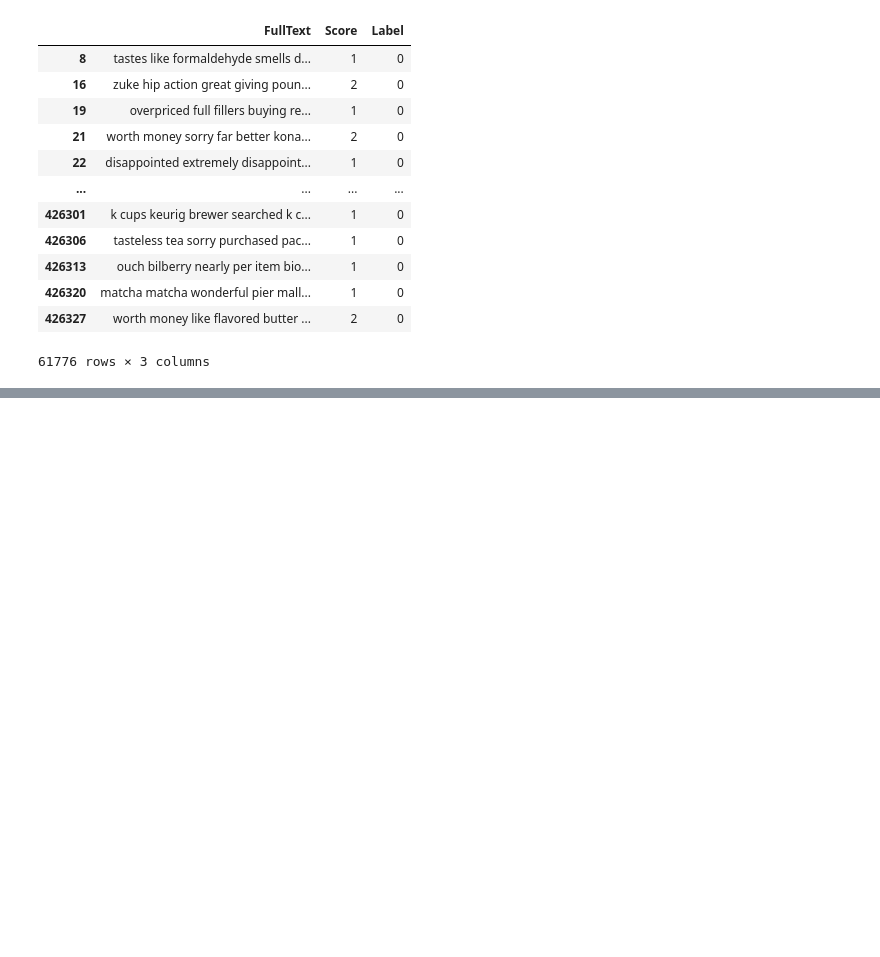
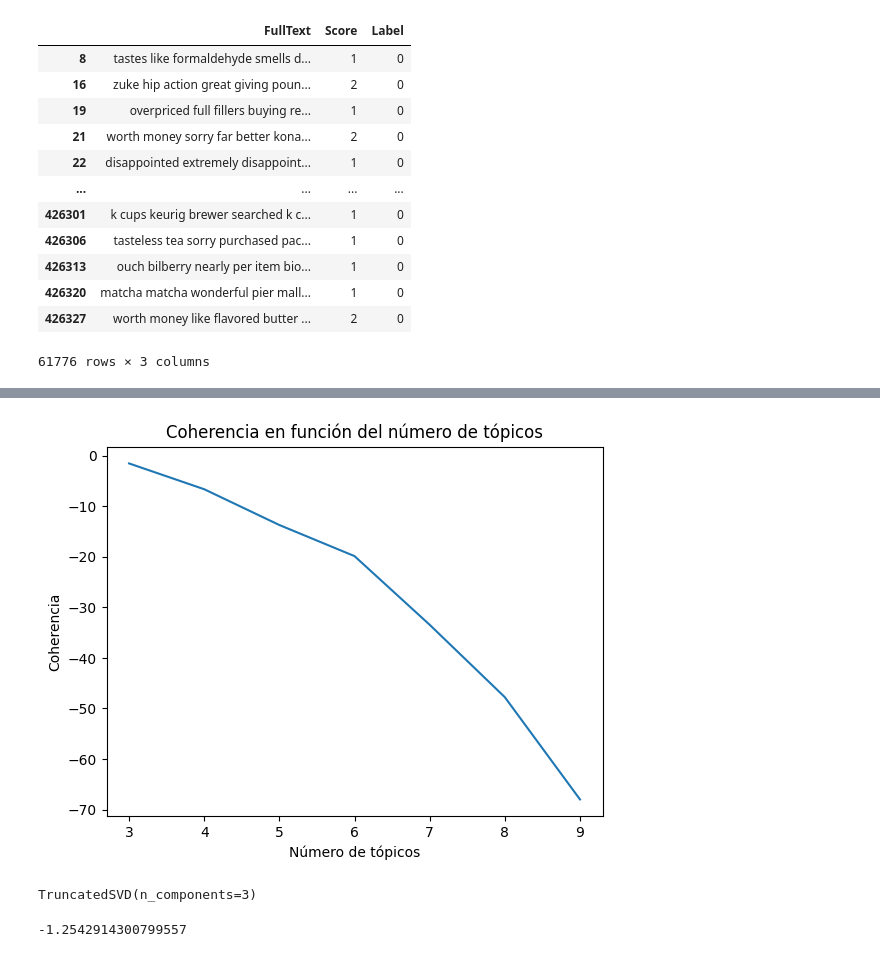
Before and after one commit to jmartingv/nlp-clasifier, a Jupyter notebook: notebook.ipynb, the cells around one changed output, grey strips where cells are left out. Cells and saved outputs as stored; diff of their text form; code cells hidden in the pictures; blank space fills up the shorter version.

```diff
--- a/notebook.ipynb
+++ b/notebook.ipynb
@@ -440,0 +496,54 @@ Topic 4
+# %%
+def get_umass_score(dt_matrix, i, j):
+    zo_matrix = (dt_matrix > 0).astype(int)
+    col_i, col_j = zo_matrix[:, i], zo_matrix[:, j]
+    col_ij = col_i + col_j
+    col_ij = (col_ij == 2).astype(int)
+    Di, Dij = col_i.sum(), col_ij.sum()
+    return math.log((Dij + 1) / Di)
+
+def get_topic_coherence(dt_matrix, topic, n_top_words):
+    indexed_topic = zip(topic, range(0, len(topic)))
+    topic_top = sorted(indexed_topic, key=lambda x: 1 - x[0])[0:n_top_words]
+    coherence = 0
+    for j_index in range(0, len(topic_top)):
+        for i_index in range(0, j_index - 1):
+            i = topic_top[i_index][1]
+            j = topic_top[j_index][1]
+            coherence += get_umass_score(dt_matrix, i, j)
+    return coherence
+
+def get_average_topic_coherence(dt_matrix, topics, n_top_words):
+    total_coherence = 0
+    for i in range(0, len(topics)):
+        total_coherence += get_topic_coherence(dt_matrix, topics[i], n_top_words)
+    return total_coherence / len(topics)
+# %%
+vectorizer = TfidfVectorizer(max_features=None)
+X = vectorizer.fit_transform(reviews_negativos['FullText'])
+# %%
+# Mejor numero de topicos usando LSA
+n_topics = [3+k for k in range(0, 7)]
+coherences = []
+
+for n in n_topics:
+    svd_model = TruncatedSVD(n_components=n)
+    svd_model.fit(X)
+    coherences.append(get_average_topic_coherence(X, svd_model.components_, n))
+# %%
+plt.plot(n_topics, coherences)
+plt.xlabel("Número de tópicos")
+plt.ylabel("Coherencia")
+plt.title("Coherencia en función del número de tópicos")
+plt.show()
+# %% [output]
+[figure, added]
+# %%
+svd = TruncatedSVD(n_components=3)
+svd.fit(X)
+# %% [output]
+TruncatedSVD(n_components=3)
+# %%
+get_average_topic_coherence(X, svd.components_, 3)
+# %% [output]
+-1.2542914300799557
```
Also changed, not shown: parts of 12 cells of this notebook.
